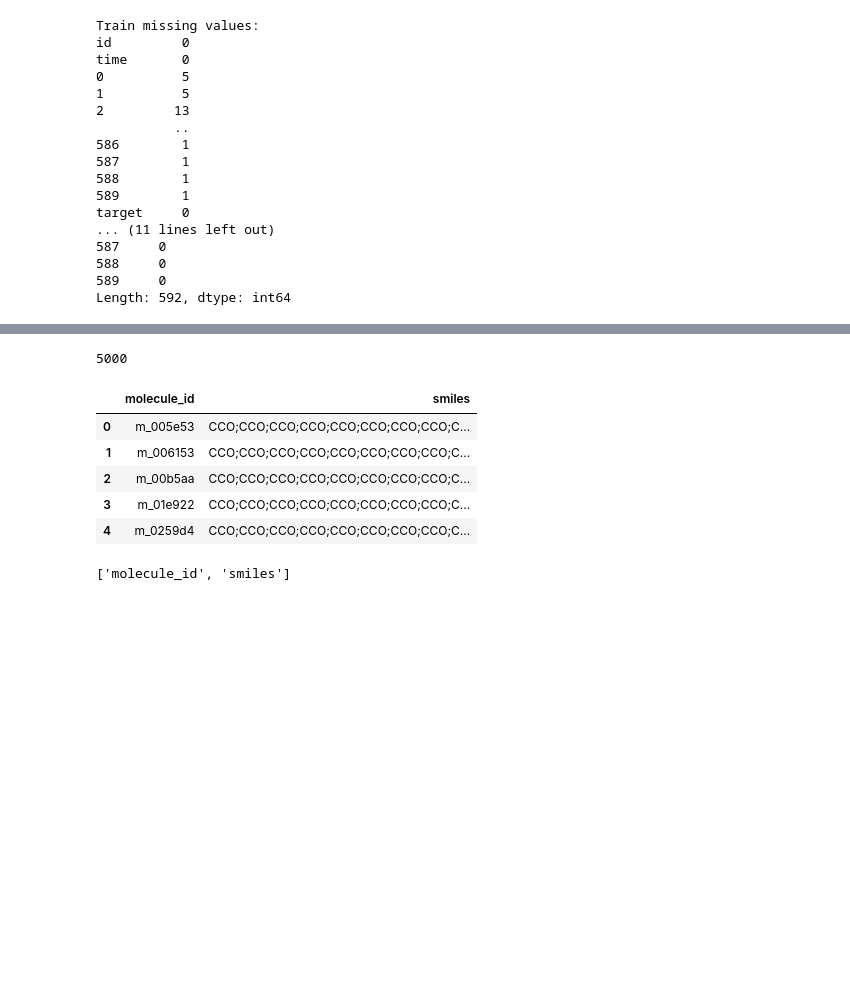
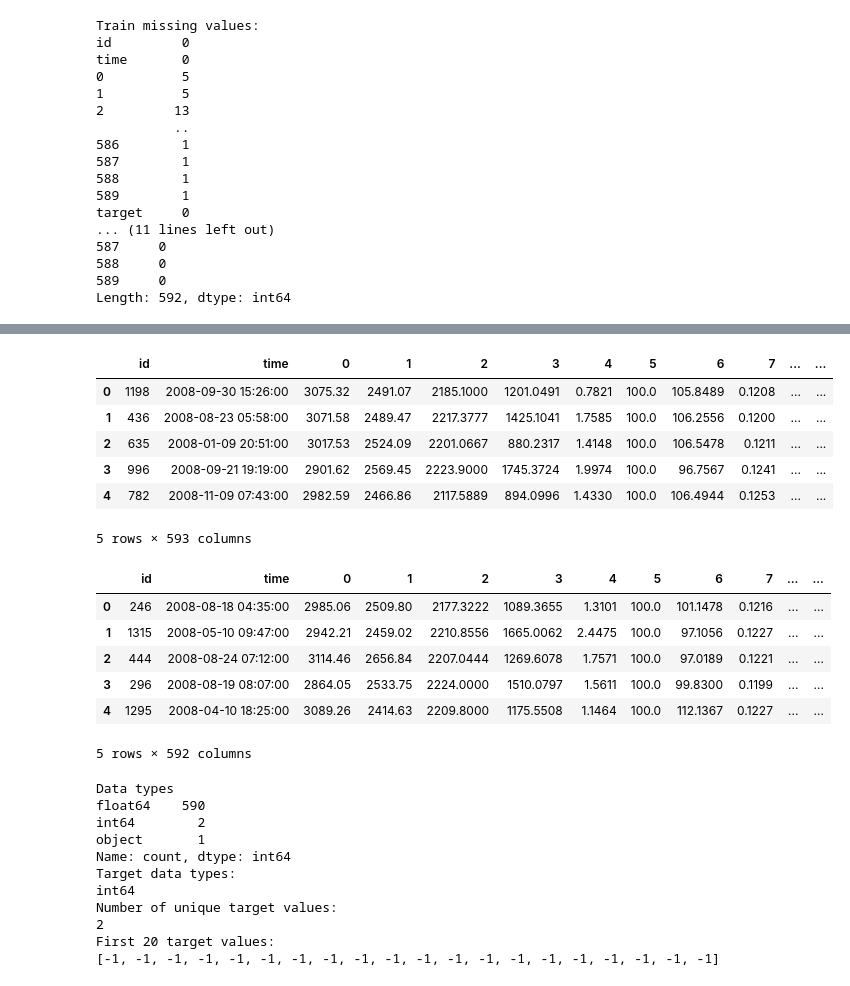
Before and after one commit to shahedtheboss/SECOM_kaggle_comp, a Jupyter notebook: SECOM_kaggle_comp.ipynb, the cells around one changed output, grey strips where cells are left out. Drawn from its saved outputs; the diff is of its cells as text; code cells hidden in the pictures; blank space fills up the shorter version.

```diff
--- a/SECOM_kaggle_comp.ipynb
+++ b/SECOM_kaggle_comp.ipynb
@@ -150,31 +142,42 @@ display(small_sample)
-# %%
-rows_inspected = 0
-
-for batch in train.iter_batches(
-    batch_size=1000,
-    columns=selected_columns
-):
- rows_inspected += batch.num_rows
-
- if rows_inspected >= 5000:
-  break
-
-
-print(rows_inspected)
-# %% [output]
-5000
-# %%
-sample_submission = pd.read_csv(
-    competition_dir / 'sample_submission.csv',
-    nrows=5
-    )
-display(sample_submission)
-print(sample_submission.columns.tolist())
-# %% [output]
-|  | molecule_id | smiles |
-| 0 | m_005e53 | CCO;CCO;CCO;CCO;CCO;CCO;CCO;CCO;C... |
-| 1 | m_006153 | CCO;CCO;CCO;CCO;CCO;CCO;CCO;CCO;C... |
-| 2 | m_00b5aa | CCO;CCO;CCO;CCO;CCO;CCO;CCO;CCO;C... |
-| 3 | m_01e922 | CCO;CCO;CCO;CCO;CCO;CCO;CCO;CCO;C... |
-| 4 | m_0259d4 | CCO;CCO;CCO;CCO;CCO;CCO;CCO;CCO;C... |
-['molecule_id', 'smiles']
+# %%
+display(train.head())
+
+display(test.head())
+
+print("Data types")
+print(train.dtypes.value_counts())
+
+print("Target data types:")
+print(train["target"].dtype)
+
+print("Number of unique target values:")
+print(train["target"].nunique())
+
+print("First 20 target values:")
+print(train["target"].head(20).tolist())
+# %% [output]
+|  | id | time | 0 | 1 | 2 | 3 | 4 | 5 | 6 | 7 | ... | ... |
+| 0 | 1198 | 2008-09-30 15:26:00 | 3075.32 | 2491.07 | 2185.1000 | 1201.0491 | 0.7821 | 100.0 | 105.8489 | 0.1208 | ... | ... |
+| 1 | 436 | 2008-08-23 05:58:00 | 3071.58 | 2489.47 | 2217.3777 | 1425.1041 | 1.7585 | 100.0 | 106.2556 | 0.1200 | ... | ... |
+| 2 | 635 | 2008-01-09 20:51:00 | 3017.53 | 2524.09 | 2201.0667 | 880.2317 | 1.4148 | 100.0 | 106.5478 | 0.1211 | ... | ... |
+| 3 | 996 | 2008-09-21 19:19:00 | 2901.62 | 2569.45 | 2223.9000 | 1745.3724 | 1.9974 | 100.0 | 96.7567 | 0.1241 | ... | ... |
+| 4 | 782 | 2008-11-09 07:43:00 | 2982.59 | 2466.86 | 2117.5889 | 894.0996 | 1.4330 | 100.0 | 106.4944 | 0.1253 | ... | ... |
+5 rows × 593 columns
+|  | id | time | 0 | 1 | 2 | 3 | 4 | 5 | 6 | 7 | ... | ... |
+| 0 | 246 | 2008-08-18 04:35:00 | 2985.06 | 2509.80 | 2177.3222 | 1089.3655 | 1.3101 | 100.0 | 101.1478 | 0.1216 | ... | ... |
+| 1 | 1315 | 2008-05-10 09:47:00 | 2942.21 | 2459.02 | 2210.8556 | 1665.0062 | 2.4475 | 100.0 | 97.1056 | 0.1227 | ... | ... |
+| 2 | 444 | 2008-08-24 07:12:00 | 3114.46 | 2656.84 | 2207.0444 | 1269.6078 | 1.7571 | 100.0 | 97.0189 | 0.1221 | ... | ... |
+| 3 | 296 | 2008-08-19 08:07:00 | 2864.05 | 2533.75 | 2224.0000 | 1510.0797 | 1.5611 | 100.0 | 99.8300 | 0.1199 | ... | ... |
+| 4 | 1295 | 2008-04-10 18:25:00 | 3089.26 | 2414.63 | 2209.8000 | 1175.5508 | 1.1464 | 100.0 | 112.1367 | 0.1227 | ... | ... |
+5 rows × 592 columns
+Data types
+float64    590
+int64        2
+object       1
+Name: count, dtype: int64
+Target data types:
+int64
+Number of unique target values:
+2
+First 20 target values:
+[-1, -1, -1, -1, -1, -1, -1, -1, -1, -1, -1, -1, -1, -1, -1, -1, -1, -1, -1, -1]
```
Also changed, not shown: parts of 24 cells of this notebook.
